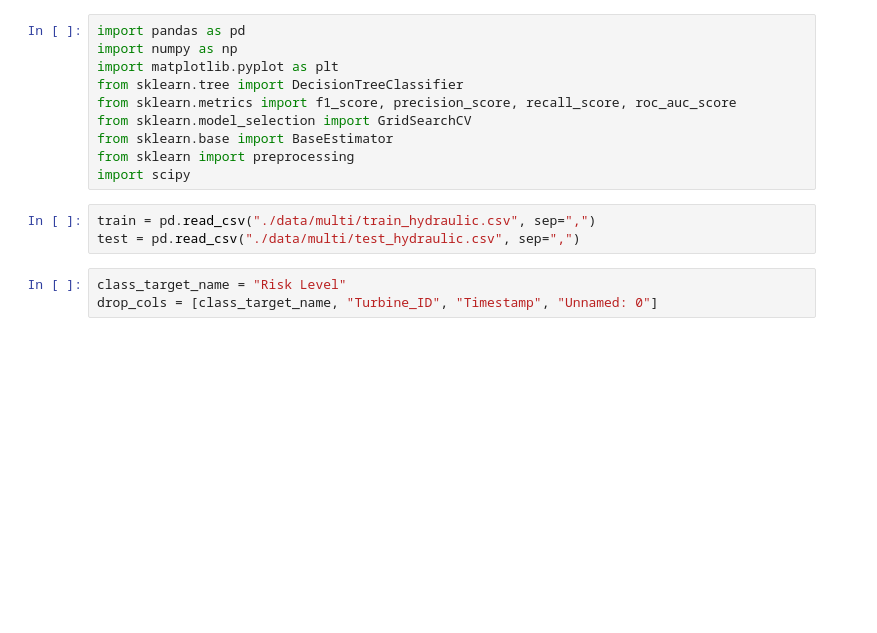
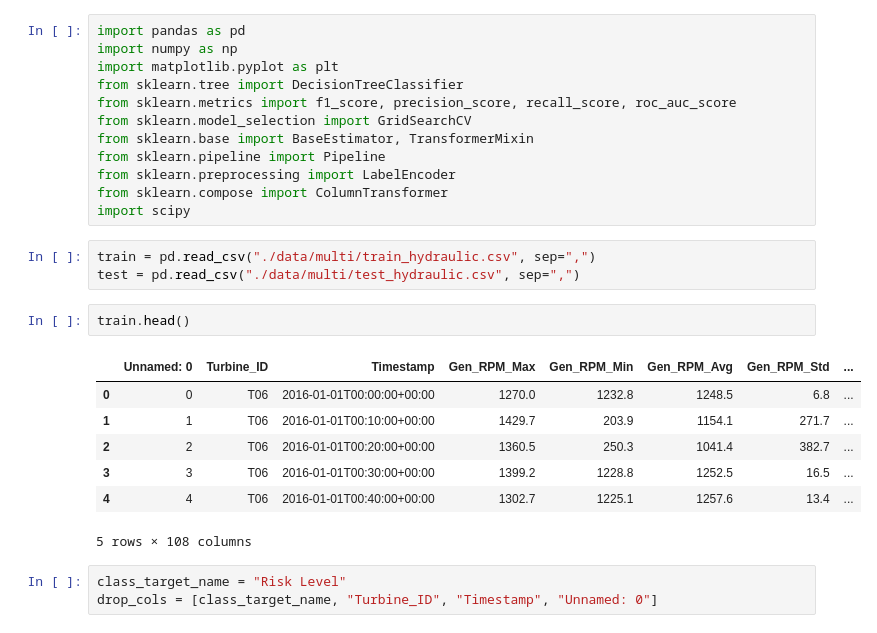
Before and after one commit to Bizis-Thowl/XAI_wind_turbines, a Jupyter notebook: Auto Data Preparation multi.ipynb, the cells around one changed output. Cells and saved outputs as stored; diff of their text form; blank space fills up the shorter version.

```diff
--- a/Auto Data Preparation multi.ipynb
+++ b/Auto Data Preparation multi.ipynb
@@ -5,12 +5,24 @@ import matplotlib.pyplot as plt
 from sklearn.tree import DecisionTreeClassifier
 from sklearn.metrics import f1_score, precision_score, recall_score, roc_auc_score
 from sklearn.model_selection import GridSearchCV
-from sklearn.base import BaseEstimator
-from sklearn import preprocessing
+from sklearn.base import BaseEstimator, TransformerMixin
+from sklearn.pipeline import Pipeline
+from sklearn.preprocessing import LabelEncoder
+from sklearn.compose import ColumnTransformer
 import scipy
 # %%
 train = pd.read_csv("./data/multi/train_hydraulic.csv", sep=",")
 test = pd.read_csv("./data/multi/test_hydraulic.csv", sep=",")
+# %%
+train.head()
+# %% [output]
+|  | Unnamed: 0 | Turbine_ID | Timestamp | Gen_RPM_Max | Gen_RPM_Min | Gen_RPM_Avg | Gen_RPM_Std | ... |
+| 0 | 0 | T06 | 2016-01-01T00:00:00+00:00 | 1270.0 | 1232.8 | 1248.5 | 6.8 | ... |
+| 1 | 1 | T06 | 2016-01-01T00:10:00+00:00 | 1429.7 | 203.9 | 1154.1 | 271.7 | ... |
+| 2 | 2 | T06 | 2016-01-01T00:20:00+00:00 | 1360.5 | 250.3 | 1041.4 | 382.7 | ... |
+| 3 | 3 | T06 | 2016-01-01T00:30:00+00:00 | 1399.2 | 1228.8 | 1252.5 | 16.5 | ... |
+| 4 | 4 | T06 | 2016-01-01T00:40:00+00:00 | 1302.7 | 1225.1 | 1257.6 | 13.4 | ... |
+5 rows × 108 columns
 # %%
 class_target_name = "Risk Level"
 drop_cols = [class_target_name, "Turbine_ID", "Timestamp", "Unnamed: 0"]
```
Also changed, not shown: parts of 14 cells of this notebook, 7 other files.
